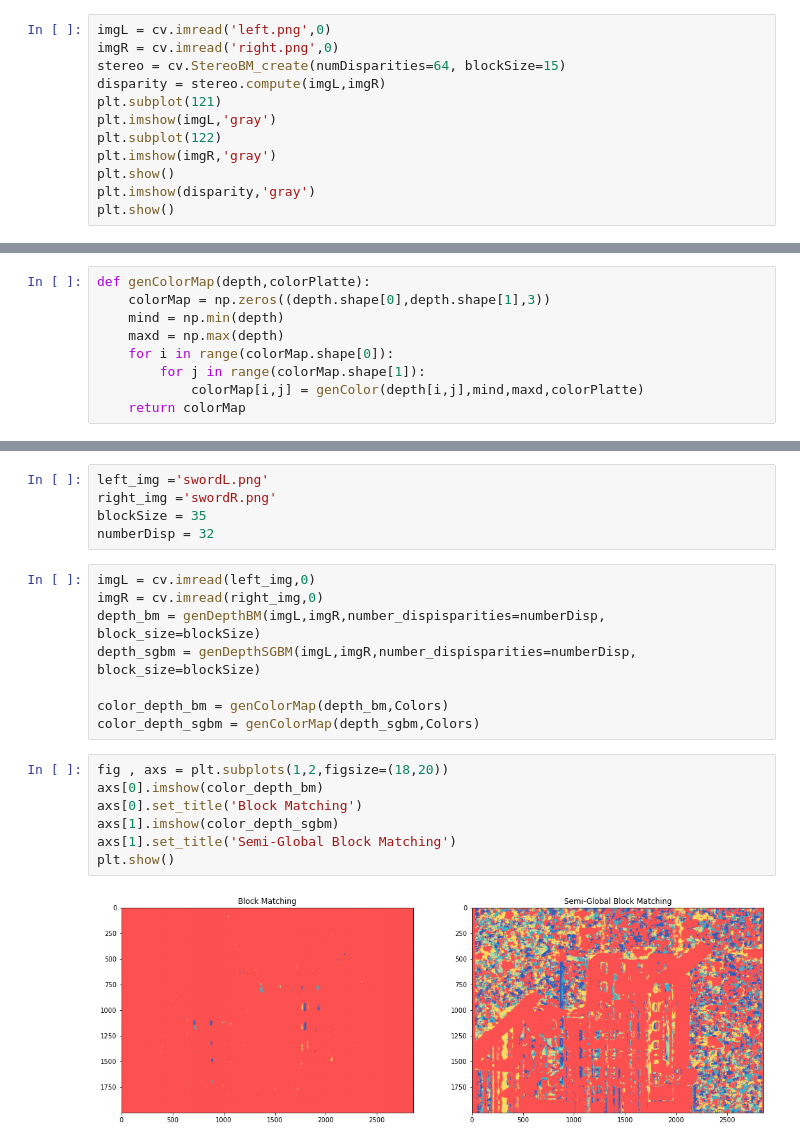
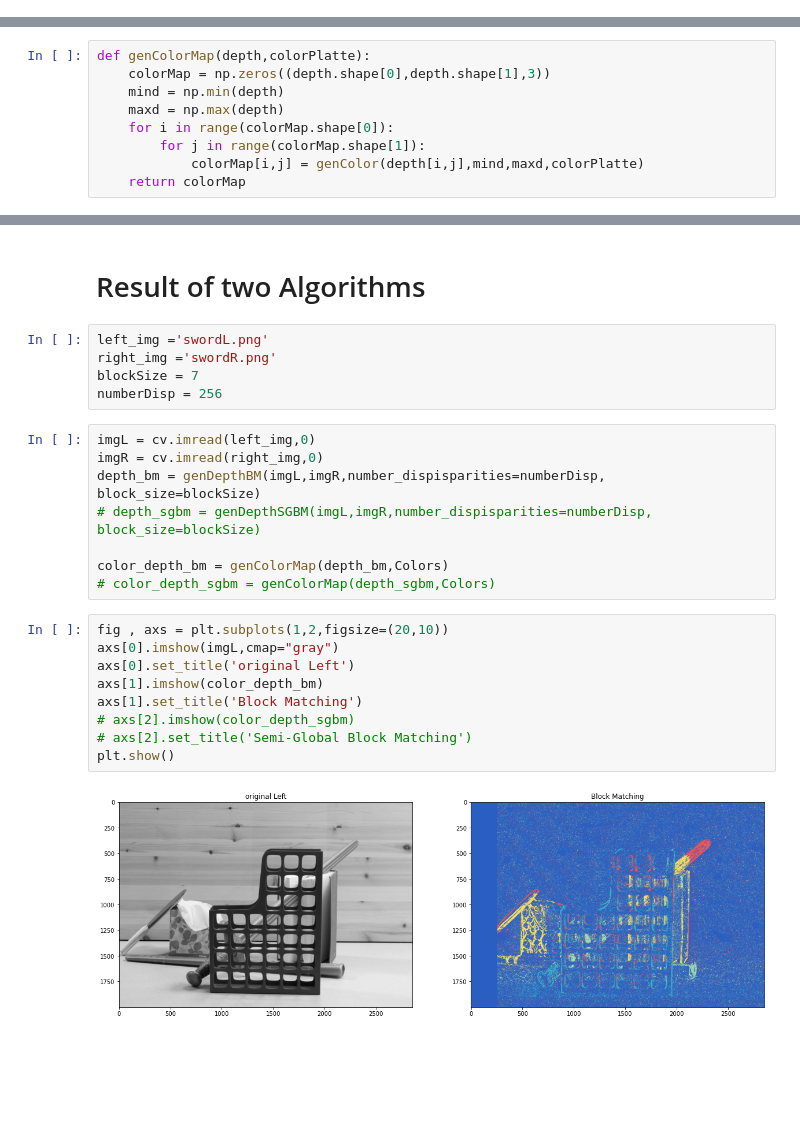
Before and after one commit to Dooomino/Stereoscopic-Demo, a Jupyter notebook: Example Code.ipynb, the cells around one changed output, grey strips where cells are left out. Drawn from its saved outputs; the diff is of its cells as text; blank space fills up the shorter version.

```diff
--- a/Example Code.ipynb
+++ b/Example Code.ipynb
@@ -7,12 +4,0 @@ from matplotlib import pyplot as plt
-# %%
-imgL = cv.imread('left.png',0)
-imgR = cv.imread('right.png',0)
-stereo = cv.StereoBM_create(numDisparities=64, blockSize=15)
-disparity = stereo.compute(imgL,imgR)
-plt.subplot(121)
-plt.imshow(imgL,'gray')
-plt.subplot(122)
-plt.imshow(imgR,'gray')
-plt.show()
-plt.imshow(disparity,'gray')
-plt.show()
@@ -86,22 +121,26 @@ def genColorMap(depth,colorPlatte):
+# %% [markdown]
+# Result of two Algorithms
 # %%
 left_img ='swordL.png'
 right_img ='swordR.png'
-blockSize = 35
-numberDisp = 32
+blockSize = 7
+numberDisp = 256
 # %%
 imgL = cv.imread(left_img,0)
 imgR = cv.imread(right_img,0)
 depth_bm = genDepthBM(imgL,imgR,number_dispisparities=numberDisp, block_size=blockSize)
-depth_sgbm = genDepthSGBM(imgL,imgR,number_dispisparities=numberDisp, block_size=blockSize)
+# depth_sgbm = genDepthSGBM(imgL,imgR,number_dispisparities=numberDisp, block_size=blockSize)
 
 color_depth_bm = genColorMap(depth_bm,Colors)
-color_depth_sgbm = genColorMap(depth_sgbm,Colors)
+# color_depth_sgbm = genColorMap(depth_sgbm,Colors)
 # %%
-fig , axs = plt.subplots(1,2,figsize=(18,20))
-axs[0].imshow(color_depth_bm)
-axs[0].set_title('Block Matching')
-axs[1].imshow(color_depth_sgbm)
-axs[1].set_title('Semi-Global Block Matching')
+fig , axs = plt.subplots(1,2,figsize=(20,10))
+axs[0].imshow(imgL,cmap="gray")
+axs[0].set_title('original Left')
+axs[1].imshow(color_depth_bm)
+axs[1].set_title('Block Matching')
+# axs[2].imshow(color_depth_sgbm)
+# axs[2].set_title('Semi-Global Block Matching')
 plt.show()
 # %% [output]
-[figure, old version]
+[figure, new version]
```
Also changed, not shown: parts of 15 cells of this notebook.
